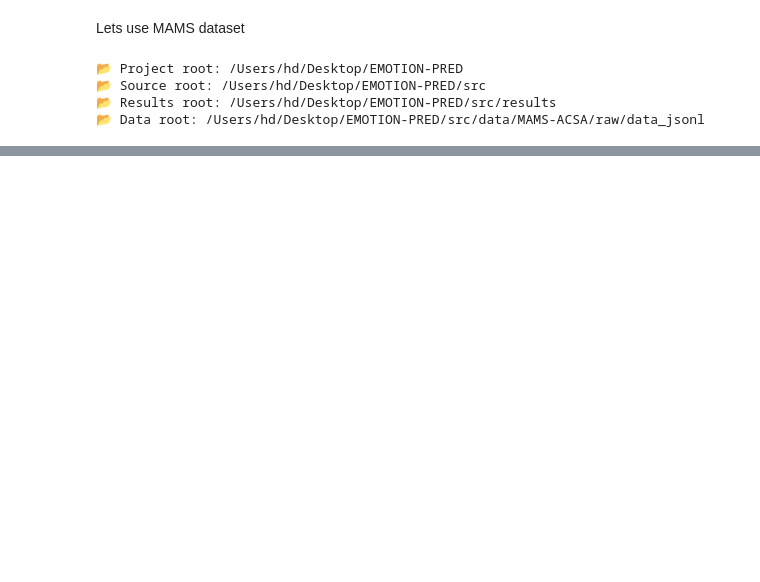
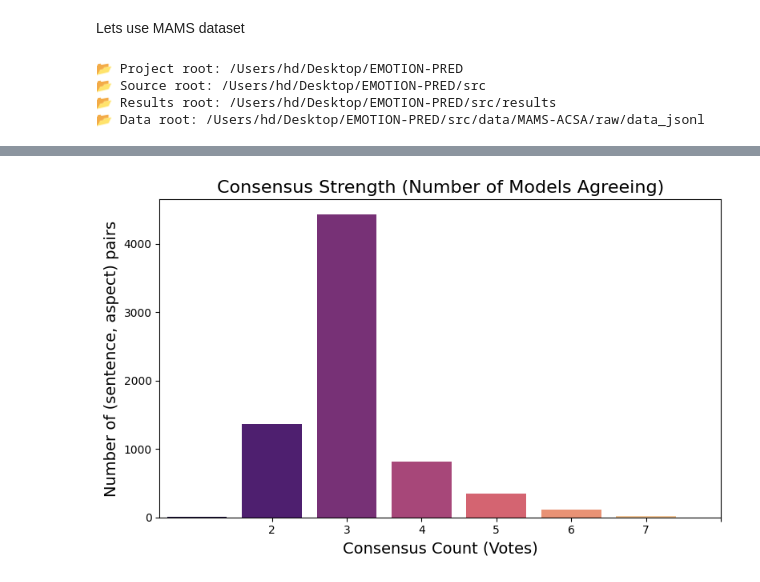
Before and after one commit to HDGeeks/EMOTION-PRED, a Jupyter notebook: src/notebooks/05_MAMS_emotion.ipynb, the cells around one changed output, grey strips where cells are left out. Saved outputs shown, nothing was run; the diff lists cells and outputs as text; code cells hidden in the pictures; blank space fills up the shorter version.

```diff
--- a/src/notebooks/05_MAMS_emotion.ipynb
+++ b/src/notebooks/05_MAMS_emotion.ipynb
@@ -348,20 +520,26 @@ plt.show()
 # %%
+import matplotlib.pyplot as plt
+import seaborn as sns
+
+# Drop any NaNs just in case
+strength = merged["consensus_count"].dropna().value_counts().sort_index()
+
 plt.figure(figsize=(8, 5))
 
-strength = merged["consensus_count"].value_counts().sort_index()
-
 sns.barplot(
-    x=strength.index,
+    x=strength.index.astype(int),
     y=strength.values,
     palette="magma"
 )
 
 plt.title("Consensus Strength (Number of Models Agreeing)", fontsize=16)
 plt.xlabel("Consensus Count (Votes)", fontsize=14)
-plt.ylabel("Number of Sentences", fontsize=14)
-plt.xticks(strength.index)
+plt.ylabel("Number of (sentence, aspect) pairs", fontsize=14)
+plt.xticks(strength.index.astype(int))
 plt.tight_layout()
 plt.show()
+# %% [output]
+[figure, added]
 # %%
 import pandas as pd
 import matplotlib.pyplot as plt
```
Also changed, not shown: parts of 11 cells of this notebook, 3 other files.
